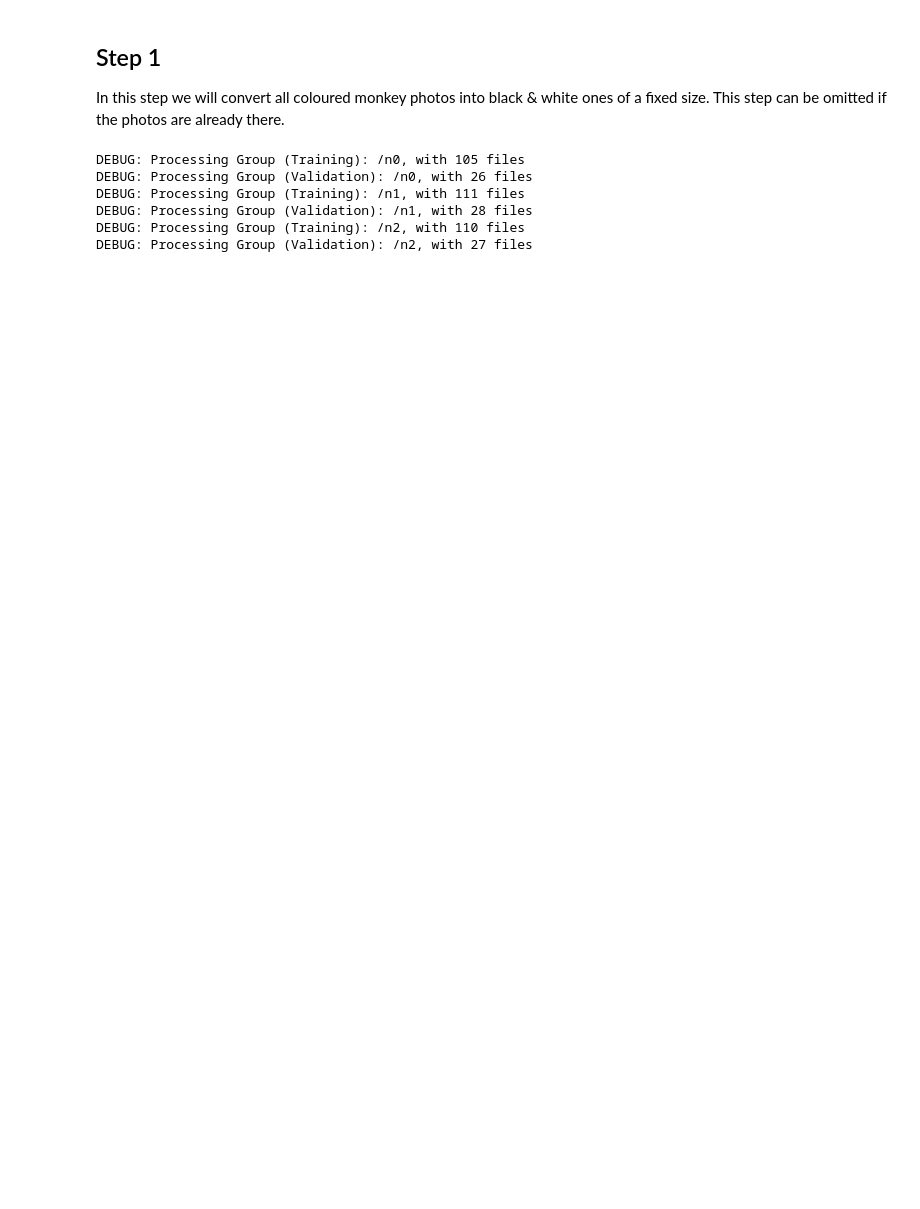
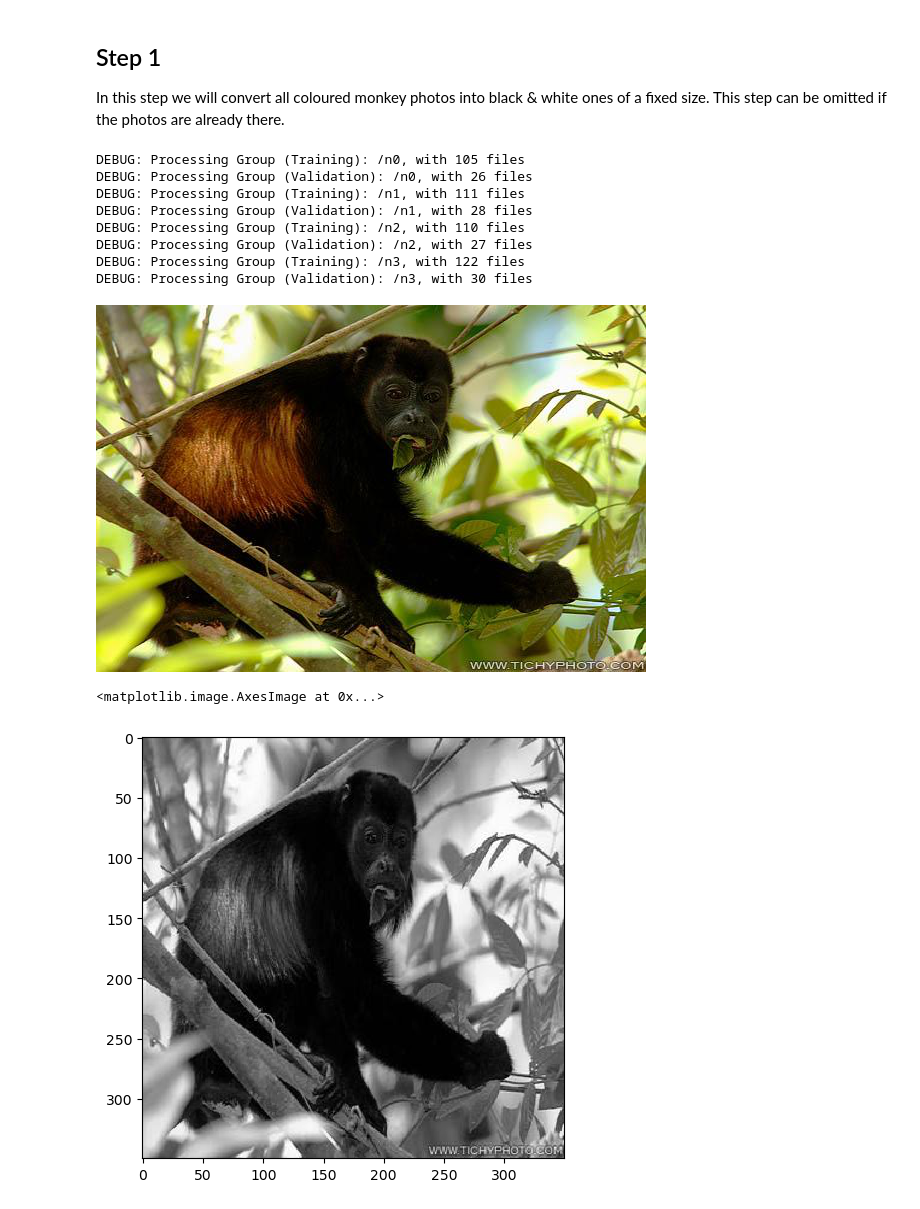
Before and after one commit to Mark12481632/UDA_Assessment_4_02179784_Roberts, a Jupyter notebook: UDA_Assessment_4_02179784_Roberts.ipynb, the cells around one changed output. Saved outputs shown, nothing was run; the diff lists cells and outputs as text; code cells hidden in the pictures; blank space fills up the shorter version.

```diff
--- a/UDA_Assessment_4_02179784_Roberts.ipynb
+++ b/UDA_Assessment_4_02179784_Roberts.ipynb
@@ -13,6 +42,7 @@ In this step we will convert all coloured monkey photos into black & white ones
 This step can be omitted if the photos are already there.
 # %%
 # Create the Black-White monkey photos from the coloured ones and standardize the shape.
+# (Run time about 20 seconds)
 # ======================================================================================
 
 def create_bw_photo(infile, outfile):
@@ -40,7 +70,7 @@ source_validation_photos = photo_root + "/source_dataset/validation"
 dest_validation_photos = photo_root + "/derived_dataset/validation"
 
 # Restrict our analysis to following monkey categories:
-monkey_groups = ["/n0", "/n1", "/n2"]
+monkey_groups = ["/n0", "/n1", "/n2", "/n3"]
 
 for group in monkey_groups:
     # Process "training" dataset:
@@ -78,3 +108,17 @@ DEBUG: Processing Group (Training): /n1, with 111 files
 DEBUG: Processing Group (Validation): /n1, with 28 files
 DEBUG: Processing Group (Training): /n2, with 110 files
 DEBUG: Processing Group (Validation): /n2, with 27 files
+DEBUG: Processing Group (Training): /n3, with 122 files
+DEBUG: Processing Group (Validation): /n3, with 30 files
+# %%
+# Show an original colour image and the "standardized" black-white image:
+orig_img = Image.open(source_training_photos + "/n0/n0018.jpg")
+display(orig_img)
+
+# Show "standardized" version of same image.
+new_img = io.imread(dest_training_photos + "/n0/n0018.jpg")
+io.imshow(new_img)
+# %% [output]
+[figure, added]
+<matplotlib.image.AxesImage at 0x...>
+[figure, added]
```
Also changed, not shown: parts of 3 cells of this notebook.
